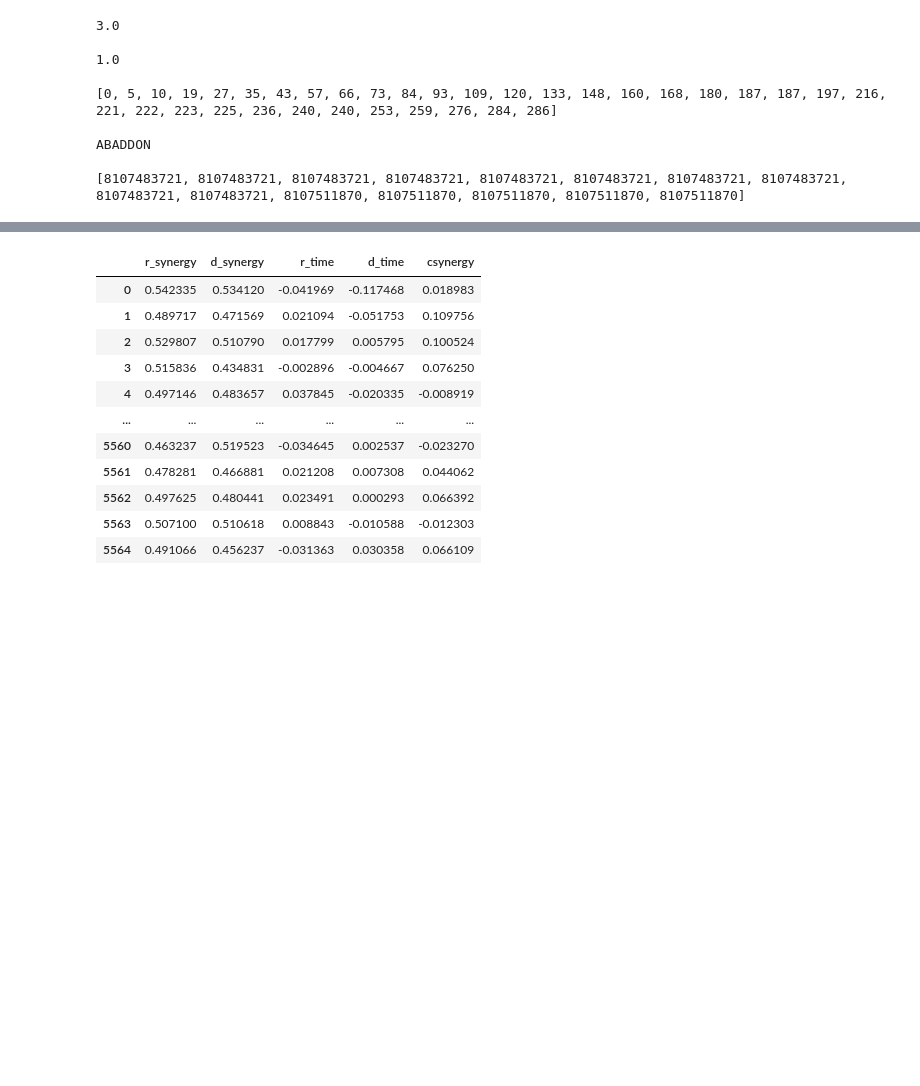
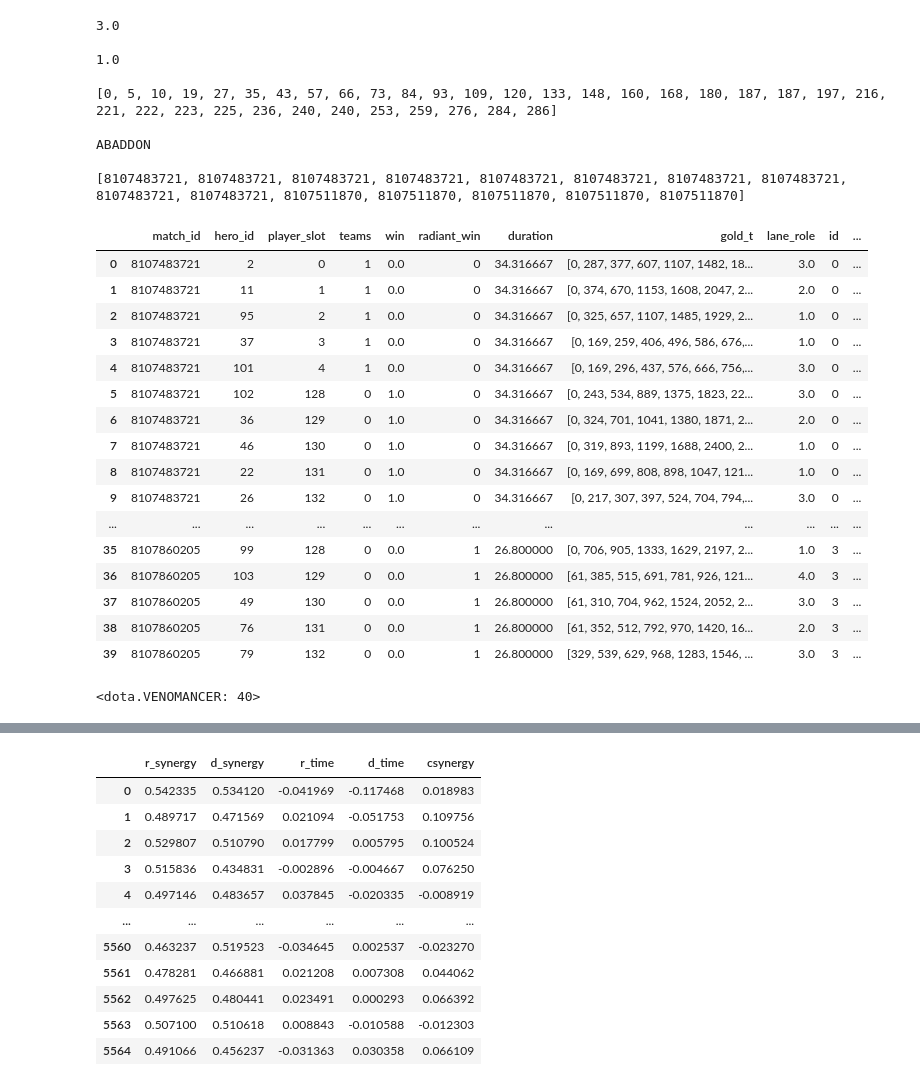
Before and after one commit to URODETC/dota_predictions-AI, a Jupyter notebook: dota_analytics.ipynb, the cells around one changed output, grey strips where cells are left out. Drawn from its saved outputs; the diff is of its cells as text; code cells hidden in the pictures; blank space fills up the shorter version.

```diff
--- a/dota_analytics.ipynb
+++ b/dota_analytics.ipynb
@@ -236,6 +245,30 @@ df['position'] = (
 )
 
 df = df.sort_index().drop(columns=['_grp','gold10'])
+# %%
+df.head(40)
+# %% [output]
+|  | match_id | hero_id | player_slot | teams | win | radiant_win | duration | gold_t | lane_role | id | ... |
+| 0 | 8107483721 | 2 | 0 | 1 | 0.0 | 0 | 34.316667 | [0, 287, 377, 607, 1107, 1482, 18... | 3.0 | 0 | ... |
+| 1 | 8107483721 | 11 | 1 | 1 | 0.0 | 0 | 34.316667 | [0, 374, 670, 1153, 1608, 2047, 2... | 2.0 | 0 | ... |
+| 2 | 8107483721 | 95 | 2 | 1 | 0.0 | 0 | 34.316667 | [0, 325, 657, 1107, 1485, 1929, 2... | 1.0 | 0 | ... |
+| 3 | 8107483721 | 37 | 3 | 1 | 0.0 | 0 | 34.316667 | [0, 169, 259, 406, 496, 586, 676,... | 1.0 | 0 | ... |
+| 4 | 8107483721 | 101 | 4 | 1 | 0.0 | 0 | 34.316667 | [0, 169, 296, 437, 576, 666, 756,... | 3.0 | 0 | ... |
+| 5 | 8107483721 | 102 | 128 | 0 | 1.0 | 0 | 34.316667 | [0, 243, 534, 889, 1375, 1823, 22... | 3.0 | 0 | ... |
+| 6 | 8107483721 | 36 | 129 | 0 | 1.0 | 0 | 34.316667 | [0, 324, 701, 1041, 1380, 1871, 2... | 2.0 | 0 | ... |
+| 7 | 8107483721 | 46 | 130 | 0 | 1.0 | 0 | 34.316667 | [0, 319, 893, 1199, 1688, 2400, 2... | 1.0 | 0 | ... |
+| 8 | 8107483721 | 22 | 131 | 0 | 1.0 | 0 | 34.316667 | [0, 169, 699, 808, 898, 1047, 121... | 1.0 | 0 | ... |
+| 9 | 8107483721 | 26 | 132 | 0 | 1.0 | 0 | 34.316667 | [0, 217, 307, 397, 524, 704, 794,... | 3.0 | 0 | ... |
+| ... | ... | ... | ... | ... | ... | ... | ... | ... | ... | ... | ... |
+| 35 | 8107860205 | 99 | 128 | 0 | 0.0 | 1 | 26.800000 | [0, 706, 905, 1333, 1629, 2197, 2... | 1.0 | 3 | ... |
+| 36 | 8107860205 | 103 | 129 | 0 | 0.0 | 1 | 26.800000 | [61, 385, 515, 691, 781, 926, 121... | 4.0 | 3 | ... |
+| 37 | 8107860205 | 49 | 130 | 0 | 0.0 | 1 | 26.800000 | [61, 310, 704, 962, 1524, 2052, 2... | 3.0 | 3 | ... |
+| 38 | 8107860205 | 76 | 131 | 0 | 0.0 | 1 | 26.800000 | [61, 352, 512, 792, 970, 1420, 16... | 2.0 | 3 | ... |
+| 39 | 8107860205 | 79 | 132 | 0 | 0.0 | 1 | 26.800000 | [329, 539, 629, 968, 1283, 1546, ... | 3.0 | 3 | ... |
+# %%
+dota(40)
+# %% [output]
+<dota.VENOMANCER: 40>
 # %%
 data = (df.assign(player_slot=df["player_slot"] +(df.groupby(["id", "player_slot"])
 .cumcount()+1))
```
Also changed, not shown: parts of 12 cells of this notebook.
